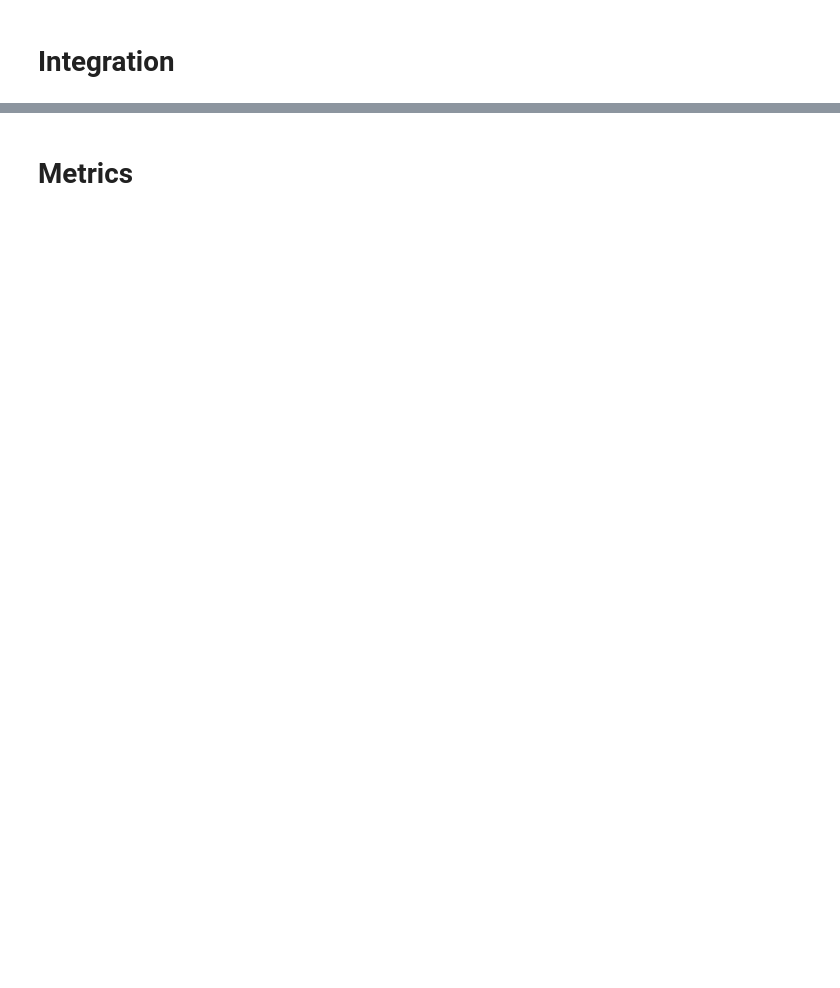
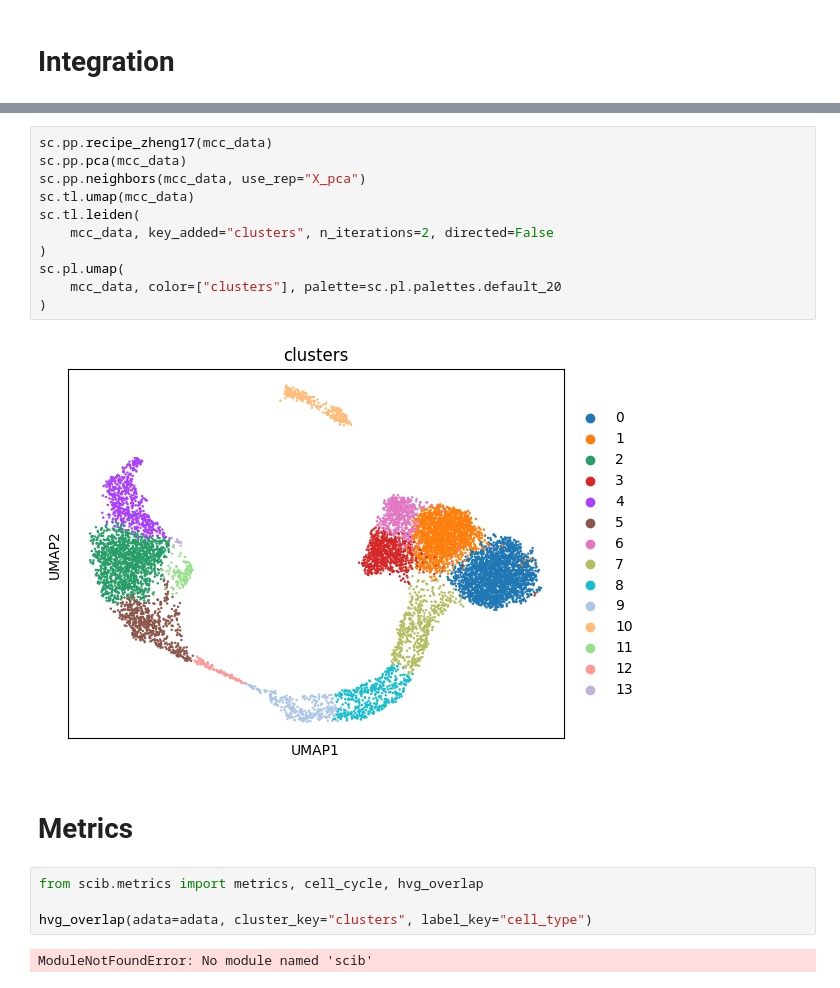
Before and after one commit to mushu-bytes/scRNAseq-benchmarking, a Jupyter notebook: mouse_integration.ipynb, the cells around one changed output, grey strips where cells are left out. Drawn from its saved outputs; the diff is of its cells as text; blank space fills up the shorter version.

```diff
--- a/mouse_integration.ipynb
+++ b/mouse_integration.ipynb
@@ -127,2 +146,21 @@ sc.pl.umap(
+# %%
+sc.pp.recipe_zheng17(mcc_data)
+sc.pp.pca(mcc_data)
+sc.pp.neighbors(mcc_data, use_rep="X_pca")
+sc.tl.umap(mcc_data)
+sc.tl.leiden(
+    mcc_data, key_added="clusters", n_iterations=2, directed=False
+)
+sc.pl.umap(
+    mcc_data, color=["clusters"], palette=sc.pl.palettes.default_20
+)
+# %% [output]
+[figure, added]
 # %% [markdown]
 # Metrics
+# %%
+from scib.metrics import metrics, cell_cycle, hvg_overlap
+
+hvg_overlap(adata=adata, cluster_key="clusters", label_key="cell_type")
+# %% [output]
+ModuleNotFoundError: No module named 'scib'
```
Also changed, not shown: parts of 9 cells of this notebook, 4 other files.
